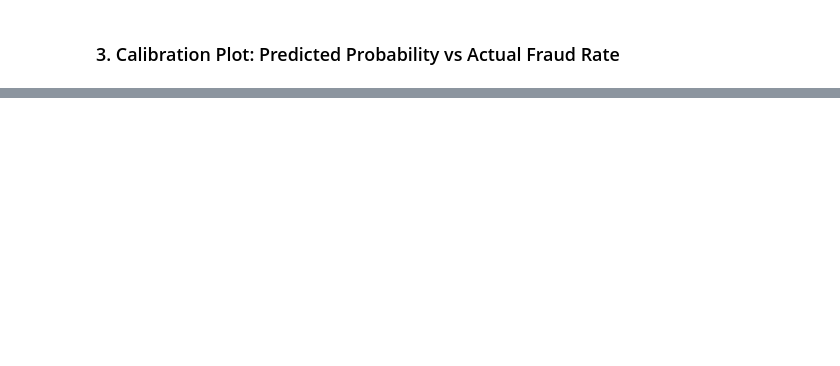
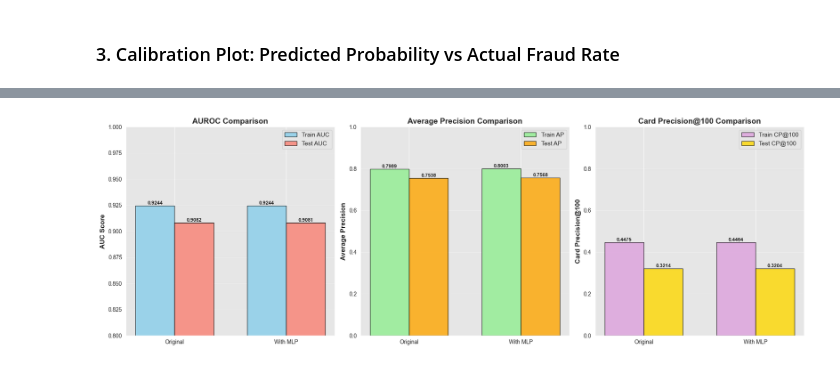
Before and after one commit to networks-security/financial-fraud-detection, a Jupyter notebook: ml_pipeline/notebooks/3_super_learner_model_training.ipynb, the cells around one changed output, grey strips where cells are left out. Saved outputs shown, nothing was run; the diff lists cells and outputs as text; code cells hidden in the pictures; blank space fills up the shorter version.

```diff
--- a/ml_pipeline/notebooks/3_super_learner_model_training.ipynb
+++ b/ml_pipeline/notebooks/3_super_learner_model_training.ipynb
@@ -1119,0 +1427,96 @@ print(f"{'='*60}")
+# %%
+# Statistical comparison: Bar chart of all metrics
+metrics_comparison = {
+    'Model': ['Original', 'With MLP'],
+    'Train AUC': [auroc_original['train_mean'], auroc_with_mlp['train_mean']],
+    'Test AUC': [auroc_original['test_mean'], auroc_with_mlp['test_mean']],
+    'Train AP': [float(res_original['SuperLearner']['train_ap_mean']),
+                 float(res_mlp['SuperLearner']['train_ap_mean'])],
+    'Test AP': [float(res_original['SuperLearner']['test_ap_mean']),
+                float(res_mlp['SuperLearner']['test_ap_mean'])],
+    'Train CP100': [float(res_original['SuperLearner']['train_cp100_mean']),
+                    float(res_mlp['SuperLearner']['train_cp100_mean'])],
+    'Test CP100': [float(res_original['SuperLearner']['test_cp100_mean']),
+                   float(res_mlp['SuperLearner']['test_cp100_mean'])]
+}
+
+df_comparison = pd.DataFrame(metrics_comparison)
+
+fig, axes = plt.subplots(1, 3, figsize=(18, 6))
+
+# Plot 1: AUC comparison
+x = np.arange(len(df_comparison['Model']))
+width = 0.35
+
+ax1 = axes[0]
+bars1 = ax1.bar(x - width/2, df_comparison['Train AUC'], width, label='Train AUC',
+                color='skyblue', alpha=0.8, edgecolor='black')
+bars2 = ax1.bar(x + width/2, df_comparison['Test AUC'], width, label='Test AUC',
+                color='salmon', alpha=0.8, edgecolor='black')
+
+ax1.set_ylabel('AUC Score', fontsize=12, fontweight='bold')
+ax1.set_title('AUROC Comparison', fontsize=14, fontweight='bold')
+ax1.set_xticks(x)
+ax1.set_xticklabels(df_comparison['Model'])
+ax1.legend(fontsize=11)
+ax1.grid(True, alpha=0.3, axis='y')
+ax1.set_ylim([0.8, 1.0])
+
+# Add value labels on bars
+for bars in [bars1, bars2]:
+    for bar in bars:
+        height = bar.get_height()
+        ax1.text(bar.get_x() + bar.get_width()/2., height,
+                f'{height:.4f}', ha='center', va='bottom', fontsize=9, fontweight='bold')
+
+# Plot 2: Average Precision comparison
+ax2 = axes[1]
+bars3 = ax2.bar(x - width/2, df_comparison['Train AP'], width, label='Train AP',
+                color='lightgreen', alpha=0.8, edgecolor='black')
+bars4 = ax2.bar(x + width/2, df_comparison['Test AP'], width, label='Test AP',
+                color='orange', alpha=0.8, edgecolor='black')
+
+ax2.set_ylabel('Average Precision', fontsize=12, fontweight='bold')
+ax2.set_title('Average Precision Comparison', fontsize=14, fontweight='bold')
+ax2.set_xticks(x)
+ax2.set_xticklabels(df_comparison['Model'])
+ax2.legend(fontsize=11)
+ax2.grid(True, alpha=0.3, axis='y')
+ax2.set_ylim([0.0, 1.0])
+
+for bars in [bars3, bars4]:
+    for bar in bars:
+        height = bar.get_height()
+        ax2.text(bar.get_x() + bar.get_width()/2., height,
+                f'{height:.4f}', ha='center', va='bottom', fontsize=9, fontweight='bold')
+
+# Plot 3: Card Precision@100 comparison
+ax3 = axes[2]
+bars5 = ax3.bar(x - width/2, df_comparison['Train CP100'], width, label='Train CP@100',
+                color='plum', alpha=0.8, edgecolor='black')
+bars6 = ax3.bar(x + width/2, df_comparison['Test CP100'], width, label='Test CP@100',
+                color='gold', alpha=0.8, edgecolor='black')
+
+ax3.set_ylabel('Card Precision@100', fontsize=12, fontweight='bold')
+ax3.set_title('Card Precision@100 Comparison', fontsize=14, fontweight='bold')
+ax3.set_xticks(x)
+ax3.set_xticklabels(df_comparison['Model'])
+ax3.legend(fontsize=11)
+ax3.grid(True, alpha=0.3, axis='y')
+ax3.set_ylim([0.0, 1.0])
+
+for bars in [bars5, bars6]:
+    for bar in bars:
+        height = bar.get_height()
+        ax3.text(bar.get_x() + bar.get_width()/2., height,
+                f'{height:.4f}', ha='center', va='bottom', fontsize=9, fontweight='bold')
+
+plt.tight_layout()
+plt.show()
+
+print("\n" + "="*80)
+print("SUMMARY TABLE: Super Learner Performance Comparison")
+print("="*80)
+display(df_comparison.set_index('Model'))
+# %% [output]
+[figure, added]
```
Also changed, not shown: parts of 36 cells of this notebook, 1 other file.
